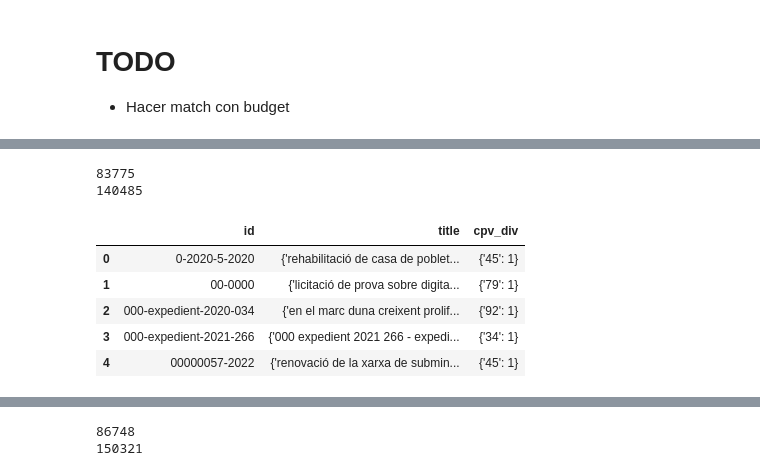
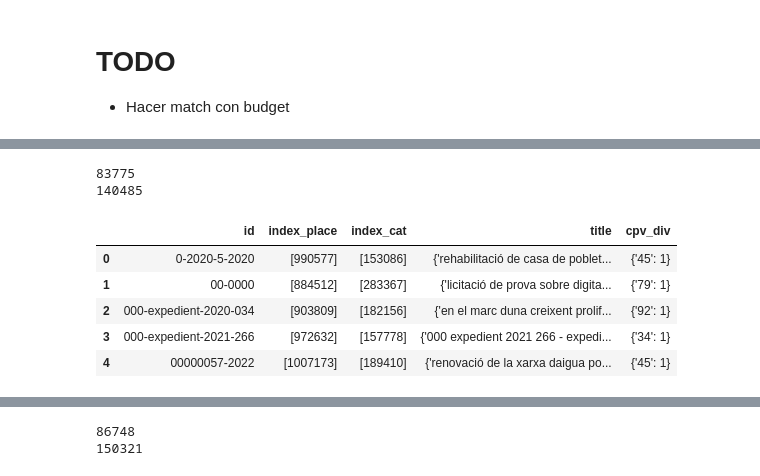
Before and after one commit to nextprocurement/NP-Company-Process, a Jupyter notebook: match_tender.ipynb, the cells around one changed output, grey strips where cells are left out. Cells and saved outputs as stored; diff of their text form; code cells hidden in the pictures.

Commit message:
Update matches

```diff
--- a/match_tender.ipynb
+++ b/match_tender.ipynb
@@ -201,4 +251,5 @@ tender_filt["cpv_div"] = tender_filt["cpv"].apply(
 # %%
+# Filter using only those from Cat
 agg_tender = (
     tender_filt[
         tender_filt["location"].str.contains(
@@ -218,13 +269,15 @@ agg_tender = (
             )
         )
     ]
+    .drop("identifier", axis=1)
     .groupby(["id"])
     .agg(list)
 )
 valid_agg_tender = agg_tender[agg_tender["title"].apply(lambda x: len(set(x)) == 1)]
-valid_agg_tender = valid_agg_tender.applymap(
-    lambda x: Counter(x).most_common()[0][0]
-).reset_index()
+valid_agg_tender[valid_agg_tender.columns[1:]] = valid_agg_tender[
+    valid_agg_tender.columns[1:]
+].applymap(lambda x: Counter(x).most_common()[0][0])
+valid_agg_tender = valid_agg_tender.reset_index()
 print(valid_agg_tender.shape)
 display(valid_agg_tender.head())
 # %% [output]
@@ -283,6 +313,7 @@ tend_cat_filt = (
     .astype(str)
     .applymap(process_str)
 )
+tend_cat_filt["id_orig"] = tend_cat_filt["id"]
 tend_cat_filt["id"] = tend_cat_filt["id"].apply(
     lambda x: unidecode.unidecode(regex.sub(r"[^\p{L}\d]+", "-", x))
     if not pd.isna(x)
@@ -295,3 +326,4 @@ tend_cat_filt = (
 tend_cat_filt["cpv_div"] = tend_cat_filt["cpv"].apply(
     lambda x: x[:2] if not pd.isna(x) else np.nan
 )
+tend_cat_filt = tend_cat_filt.reset_index()
@@ -310,3 +333,15 @@ tend_cat_filt.head()
 # for el in tend_cat[:3].apply(lambda x: Counter(x), axis=0):
 #     c.append(3 not in el.values())
 # tend_cat[:3][tend_cat.columns[c]]
+# %%
+# Aggregate by original ID
+valid_tend_cat_orig = tend_cat_filt.groupby("id_orig").agg(list)
+valid_tend_cat_orig = valid_tend_cat_orig[
+    valid_tend_cat_orig["title"].apply(lambda x: len(set(x)) == 1)
+]
+valid_tend_cat_orig[valid_tend_cat_orig.columns[1:]] = valid_tend_cat_orig[
+    valid_tend_cat_orig.columns[1:]
+].applymap(lambda x: Counter(x).most_common()[0][0])
+valid_tend_cat_orig = valid_tend_cat_orig.reset_index()
+print(len(valid_tend_cat_orig))
+display(valid_tend_cat_orig.head())
@@ -316,9 +359,10 @@ valid_tend_cat = tend_cat_filt.groupby("id").agg(list)
 valid_tend_cat = valid_tend_cat[
     valid_tend_cat["title"].apply(lambda x: len(set(x)) == 1)
 ]
-valid_tend_cat = valid_tend_cat.applymap(
-    lambda x: Counter(x).most_common()[0][0]
-).reset_index()
+valid_tend_cat[valid_tend_cat.columns[1:]] = valid_tend_cat[
+    valid_tend_cat.columns[1:]
+].applymap(lambda x: Counter(x).most_common()[0][0])
+valid_tend_cat = valid_tend_cat.reset_index()
 print(len(valid_tend_cat))
 display(valid_tend_cat.head())
 # %% [output]
@@ -381,37 +440,45 @@ matched_id = pd.merge(
     how="inner",
     left_on=["id"],
     right_on=["id"],
 )
 matched_id = matched_id[
     [
         "id",
+        "index_x",
+        "index_y",
         "title_x",
         "title_y",
         "cpv_div_x",
         "cpv_div_y",
     ]
 ]
 title = []
 cpv_div = []
 for tx, ty, cx, cy in matched_id[
     ["title_x", "title_y", "cpv_div_x", "cpv_div_y"]
 ].values:
     title.append(Counter(set([tx, ty])))
     cpv_div.append(Counter(set([cx, cy])))
 
 matched_id["title"] = title
 matched_id["cpv_div"] = cpv_div
+matched_id = matched_id.rename(
+    columns={
+        "index_x": "index_place",
+        "index_y": "index_cat",
+    }
+)
 
-matched_id = matched_id[["id", "title", "cpv_div"]]
+matched_id = matched_id[["id", "index_place", "index_cat", "title", "cpv_div"]]
 print(len(matched_id))
 print(sum(matched_id["title"].apply(lambda x: sum(x.values()))))
 display(matched_id.head())
 # %% [output]
 83775
 140485
-|  | id | title | cpv_div |
-| 0 | 0-2020-5-2020 | {'rehabilitació de casa de poblet... | {'45': 1} |
-| 1 | 00-0000 | {'licitació de prova sobre digita... | {'79': 1} |
-| 2 | 000-expedient-2020-034 | {'en el marc duna creixent prolif... | {'92': 1} |
-| 3 | 000-expedient-2021-266 | {'000 expedient 2021 266 - expedi... | {'34': 1} |
-| 4 | 00000057-2022 | {'renovació de la xarxa de submin... | {'45': 1} |
+|  | id | index_place | index_cat | title | cpv_div |
+| 0 | 0-2020-5-2020 | [990577] | [153086] | {'rehabilitació de casa de poblet... | {'45': 1} |
+| 1 | 00-0000 | [884512] | [283367] | {'licitació de prova sobre digita... | {'79': 1} |
+| 2 | 000-expedient-2020-034 | [903809] | [182156] | {'en el marc duna creixent prolif... | {'92': 1} |
+| 3 | 000-expedient-2021-266 | [972632] | [157778] | {'000 expedient 2021 266 - expedi... | {'34': 1} |
+| 4 | 00000057-2022 | [1007173] | [189410] | {'renovació de la xarxa daigua po... | {'45': 1} |
```
Also changed, not shown: parts of 42 cells of this notebook, 3 other files.
